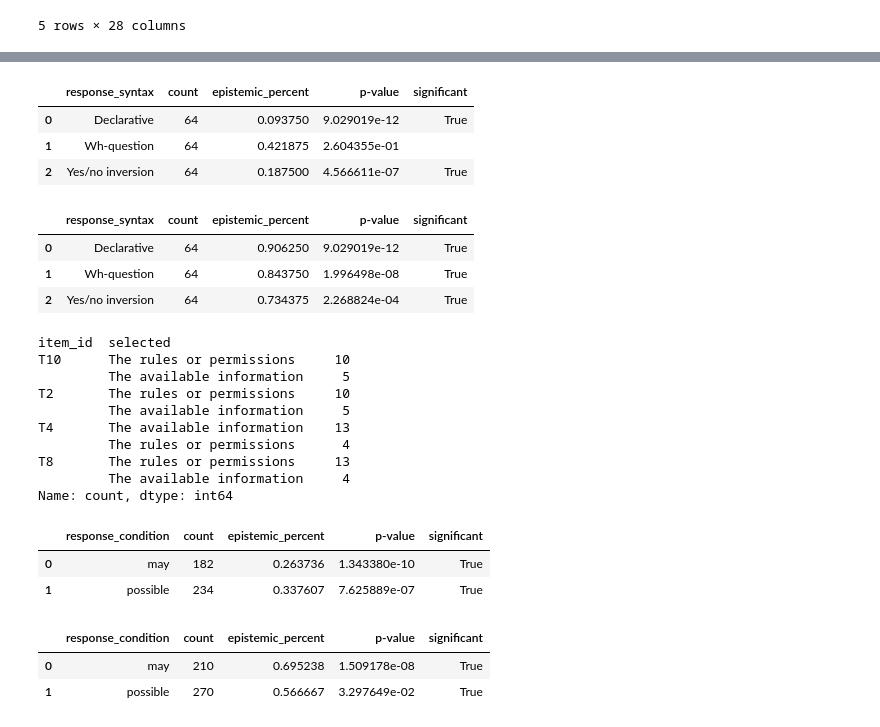
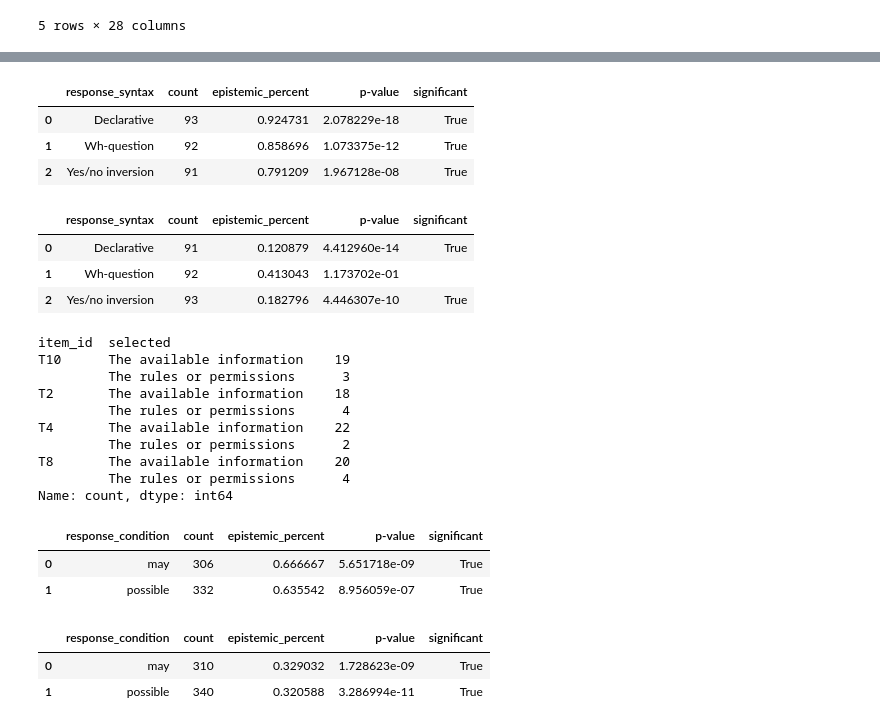
Before and after one commit to lucas-y-li/modal-learning, a Jupyter notebook: norming_results/analyze_results.ipynb, the cells around one changed output, grey strips where cells are left out. Drawn from its saved outputs; the diff is of its cells as text; code cells hidden in the pictures.

```diff
--- a/norming_results/analyze_results.ipynb
+++ b/norming_results/analyze_results.ipynb
@@ -136,0 +183,3 @@ See the caveats in the documentation: https://pandas.pydata.org/pandas-docs/stab
+# %%
+results = pd.concat([results, results_remaining])
+print(results.shape)
@@ -136,0 +188,3 @@ See the caveats in the documentation: https://pandas.pydata.org/pandas-docs/stab
+# %%
+results["response_polarity"] = results["response"].apply(lambda x: " not " not in x)
+results[["response", "response_polarity"]]
@@ -138,6 +206,12 @@ See the caveats in the documentation: https://pandas.pydata.org/pandas-docs/stab
 # Your current coding:
 # future eventive = expected deontic
 # everything else = expected epistemic
+# negated if negative force or flavour test cases
+
 results["expected_flavour"] = results["temporal_orientation"].apply(
     lambda x: "deontic" if x == "future eventive" else "epistemic"
 )
+results["expected_flavour"] = results.apply(
+    lambda x: x["expected_flavour"] if x["response_polarity"] else "epistemic" if x["expected_flavour"] == "deontic" else "deontic",
+    axis=1
+)
@@ -187,6 +238,3 @@ binom_test(results, "order", "selected")
 # %%
-results["response_polarity"] = results["response"].apply(lambda x: " not " in x)
-
-# binom_test(results, ["expected_flavour", "response_polarity"], "selected")
-results.groupby(["expected_flavour", "response_polarity"])["selected"].value_counts()
+results.groupby(["expected_flavour", "response_polarity", "response_condition"])["selected"].value_counts()
 # %% [output]
@@ -224,44 +321,44 @@ binom_test(results, "response_syntax", "selected")
 # %%
-binom_test(results[results["temporal_orientation"] == "future eventive"], "response_syntax", "selected")
+binom_test(results[results["expected_flavour"] == "epistemic"], "response_syntax", "selected")
 # %% [output]
 |  | response_syntax | count | epistemic_percent | p-value | significant |
-| 0 | Declarative | 64 | 0.093750 | 9.029019e-12 | True |
-| 1 | Wh-question | 64 | 0.421875 | 2.604355e-01 |  |
-| 2 | Yes/no inversion | 64 | 0.187500 | 4.566611e-07 | True |
+| 0 | Declarative | 93 | 0.924731 | 2.078229e-18 | True |
+| 1 | Wh-question | 92 | 0.858696 | 1.073375e-12 | True |
+| 2 | Yes/no inversion | 91 | 0.791209 | 1.967128e-08 | True |
 # %%
 
-binom_test(results[results["temporal_orientation"] != "future eventive"], "response_syntax", "selected")
+binom_test(results[results["expected_flavour"] != "epistemic"], "response_syntax", "selected")
 # %% [output]
 |  | response_syntax | count | epistemic_percent | p-value | significant |
-| 0 | Declarative | 64 | 0.906250 | 9.029019e-12 | True |
-| 1 | Wh-question | 64 | 0.843750 | 1.996498e-08 | True |
-| 2 | Yes/no inversion | 64 | 0.734375 | 2.268824e-04 | True |
+| 0 | Declarative | 91 | 0.120879 | 4.412960e-14 | True |
+| 1 | Wh-question | 92 | 0.413043 | 1.173702e-01 |  |
+| 2 | Yes/no inversion | 93 | 0.182796 | 4.446307e-10 | True |
 # %%
-results[(results["temporal_orientation"] == "future eventive") & (results["response_syntax"] == "Wh-question")
+results[(results["expected_flavour"] == "epistemic") & (results["response_syntax"] == "Wh-question")
         ].groupby("item_id")["selected"].value_counts()
 # %% [output]
 item_id  selected
-T10      The rules or permissions     10
-         The available information     5
-T2       The rules or permissions     10
-         The available information     5
-T4       The available information    13
+T10      The available information    19
+         The rules or permissions      3
+T2       The available information    18
          The rules or permissions      4
-T8       The rules or permissions     13
-         The available information     4
+T4       The available information    22
+         The rules or permissions      2
+T8       The available information    20
+         The rules or permissions      4
 Name: count, dtype: int64
 # %%
-binom_test(results[results["temporal_orientation"] == "future eventive"], "response_condition", "selected")
+binom_test(results[results["expected_flavour"] == "epistemic"], "response_condition", "selected")
 # %% [output]
 |  | response_condition | count | epistemic_percent | p-value | significant |
-| 0 | may | 182 | 0.263736 | 1.343380e-10 | True |
-| 1 | possible | 234 | 0.337607 | 7.625889e-07 | True |
+| 0 | may | 306 | 0.666667 | 5.651718e-09 | True |
+| 1 | possible | 332 | 0.635542 | 8.956059e-07 | True |
 # %%
-binom_test(results[results["temporal_orientation"] != "future eventive"], "response_condition", "selected")
+binom_test(results[results["expected_flavour"] != "epistemic"], "response_condition", "selected")
 # %% [output]
 |  | response_condition | count | epistemic_percent | p-value | significant |
-| 0 | may | 210 | 0.695238 | 1.509178e-08 | True |
-| 1 | possible | 270 | 0.566667 | 3.297649e-02 | True |
+| 0 | may | 310 | 0.329032 | 1.728623e-09 | True |
+| 1 | possible | 340 | 0.320588 | 3.286994e-11 | True |
 # %%
 from statsmodels.genmod.bayes_mixed_glm import BinomialBayesMixedGLM
 
```
Also changed, not shown: parts of 22 cells of this notebook, 12 other files.
